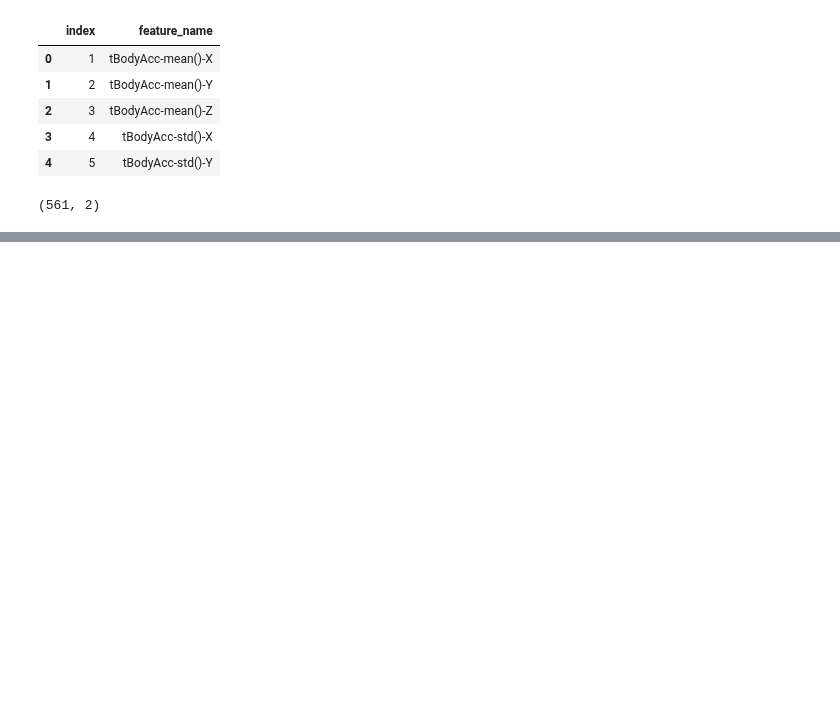
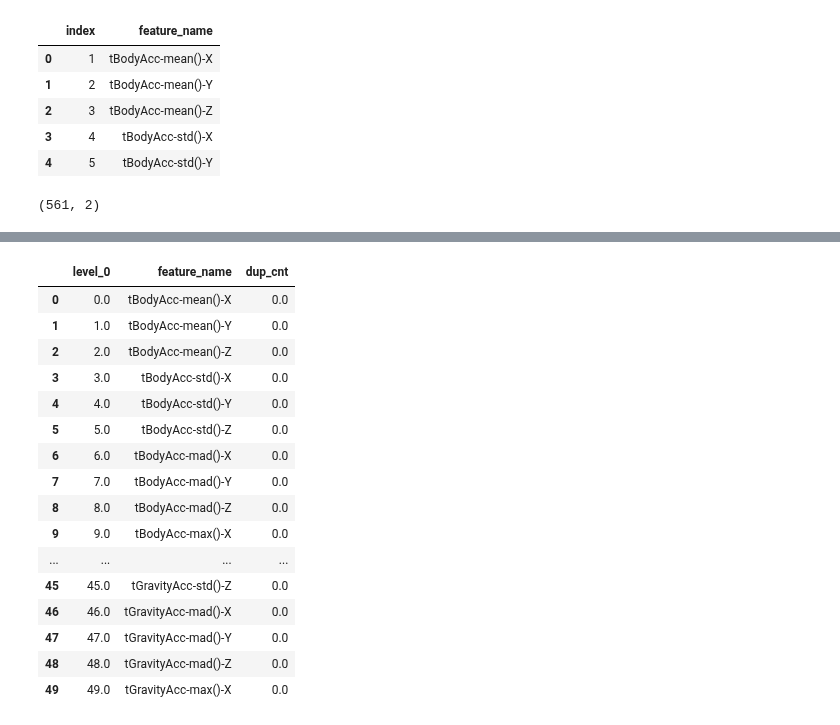
Before and after one commit to soxxun/python, a Jupyter notebook: 20220308/20220308.ipynb, the cells around one changed output, grey strips where cells are left out. Drawn from its saved outputs; the diff is of its cells as text; code cells hidden in the pictures; blank space fills up the shorter version.

```diff
--- a/20220308/20220308.ipynb
+++ b/20220308/20220308.ipynb
@@ -198,0 +293,27 @@ ValueError: Duplicate names are not allowed.
+# %%
+import pandas as pd
+feature_dup_df = pd.DataFrame(data = feature_name_df.groupby('feature_name').cumcount(), columns = ['dup_cnt'])
+feature_dup_df = feature_dup_df.reset_index()
+new_feature_name_df = pd.merge(feature_name_df.reset_index(), feature_dup_df, how= 'outer')
+new_feature_name_df['feature_name'] = new_feature_name_df[['feature_name', 'dup_cnt']].apply(lambda x: x[0]+'_'+str(x[1])
+                                                                                          if x[1]>0 else x[0], axis = 1)
+new_feature_name_df = new_feature_name_df.drop(['index'], axis = 1)
+new_feature_name_df.head(50)
+# %% [output]
+|  | level_0 | feature_name | dup_cnt |
+| 0 | 0.0 | tBodyAcc-mean()-X | 0.0 |
+| 1 | 1.0 | tBodyAcc-mean()-Y | 0.0 |
+| 2 | 2.0 | tBodyAcc-mean()-Z | 0.0 |
+| 3 | 3.0 | tBodyAcc-std()-X | 0.0 |
+| 4 | 4.0 | tBodyAcc-std()-Y | 0.0 |
+| 5 | 5.0 | tBodyAcc-std()-Z | 0.0 |
+| 6 | 6.0 | tBodyAcc-mad()-X | 0.0 |
+| 7 | 7.0 | tBodyAcc-mad()-Y | 0.0 |
+| 8 | 8.0 | tBodyAcc-mad()-Z | 0.0 |
+| 9 | 9.0 | tBodyAcc-max()-X | 0.0 |
+| ... | ... | ... | ... |
+| 45 | 45.0 | tGravityAcc-std()-Z | 0.0 |
+| 46 | 46.0 | tGravityAcc-mad()-X | 0.0 |
+| 47 | 47.0 | tGravityAcc-mad()-Y | 0.0 |
+| 48 | 48.0 | tGravityAcc-mad()-Z | 0.0 |
+| 49 | 49.0 | tGravityAcc-max()-X | 0.0 |
```
Also changed, not shown: parts of 14 cells of this notebook.
